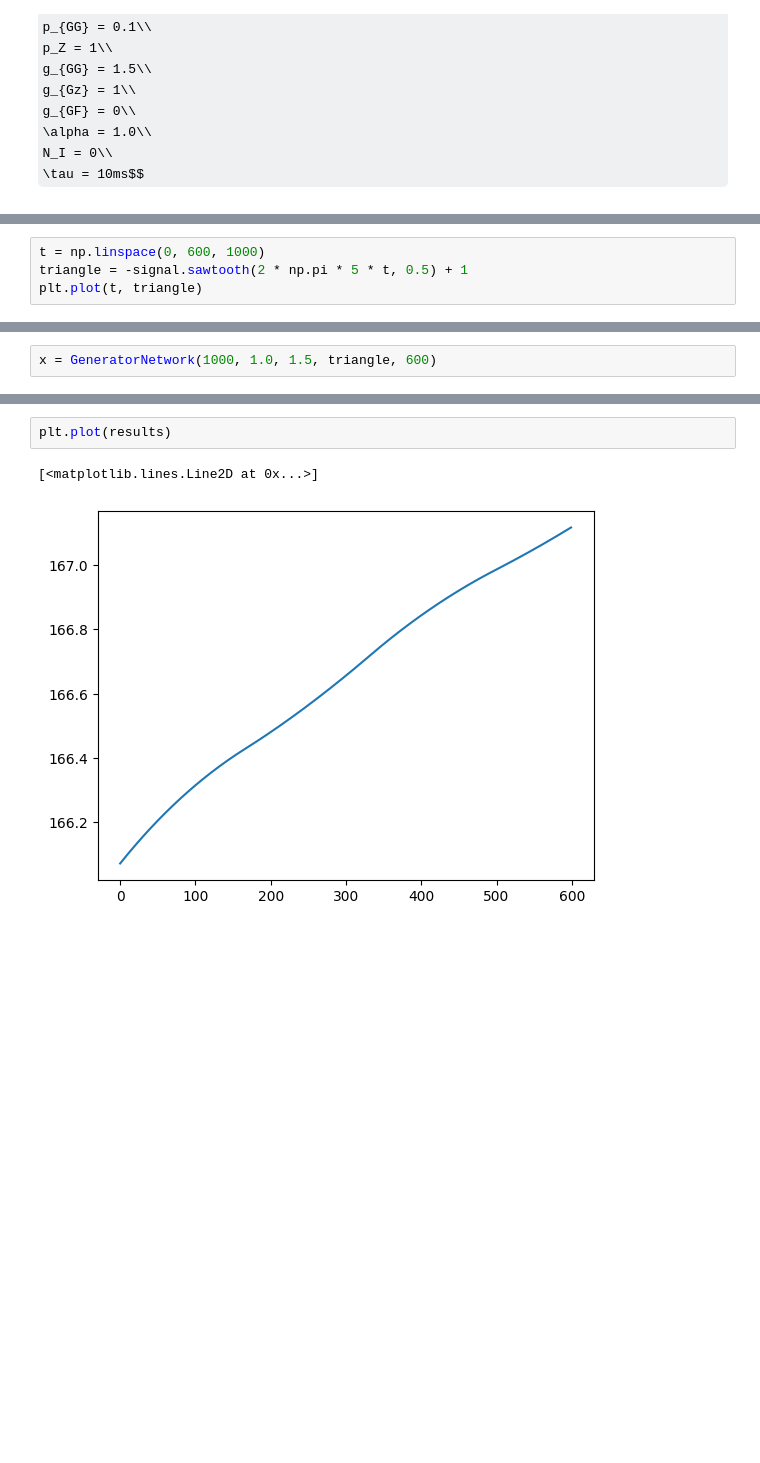
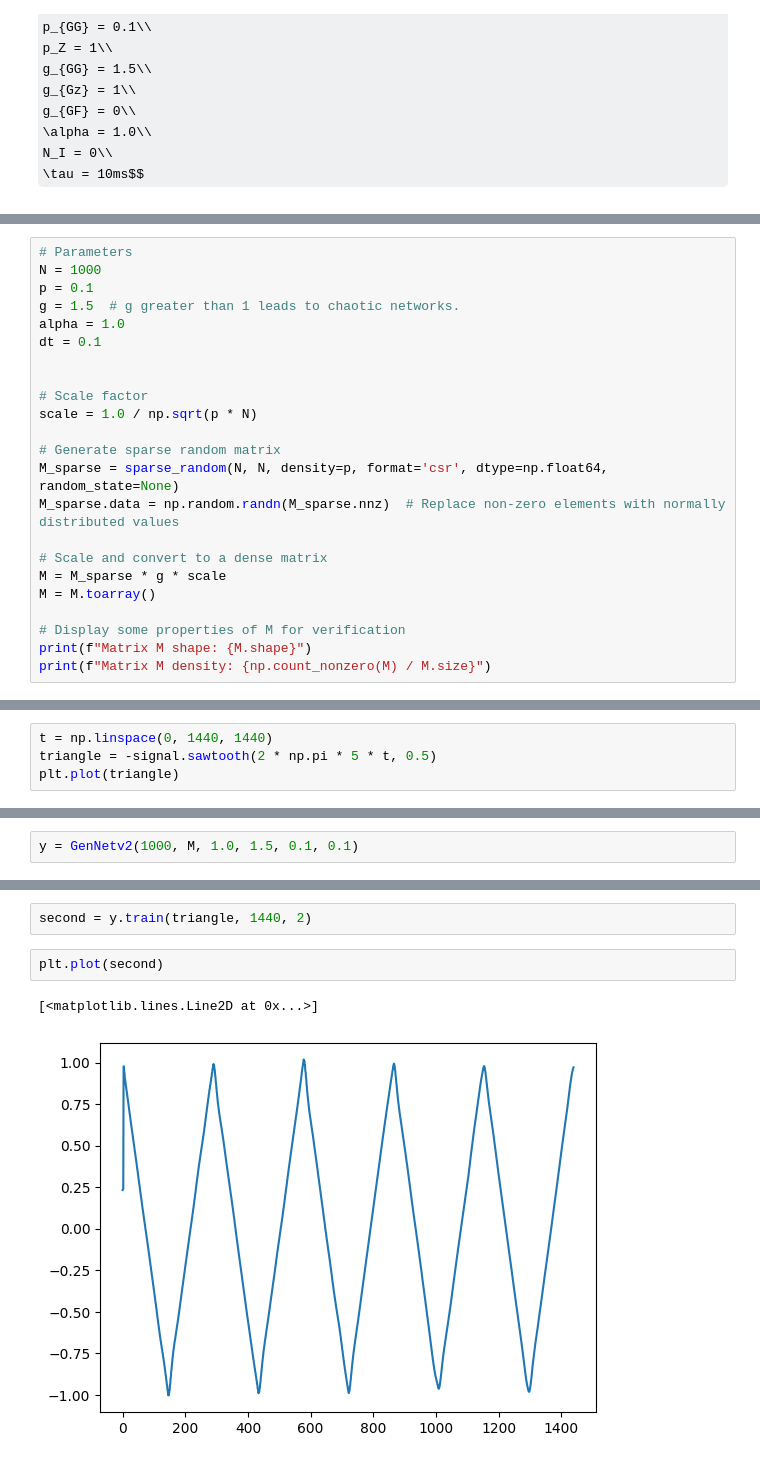
Before and after one commit to CEBangu/MOD_201, a Jupyter notebook: MOD201 final_report/final_report.ipynb, the cells around one changed output, grey strips where cells are left out. Drawn from its saved outputs; the diff is of its cells as text; some formulas as TeX source; blank space fills up the shorter version.

```diff
--- a/MOD201 final_report/final_report.ipynb
+++ b/MOD201 final_report/final_report.ipynb
@@ -66,0 +70,23 @@ N_I = 0\\
+# %%
+# Parameters
+N = 1000
+p = 0.1
+g = 1.5  # g greater than 1 leads to chaotic networks.
+alpha = 1.0
+dt = 0.1
+
+
+# Scale factor
+scale = 1.0 / np.sqrt(p * N)
+
+# Generate sparse random matrix
+M_sparse = sparse_random(N, N, density=p, format='csr', dtype=np.float64, random_state=None)
+M_sparse.data = np.random.randn(M_sparse.nnz)  # Replace non-zero elements with normally distributed values
+
+# Scale and convert to a dense matrix
+M = M_sparse * g * scale
+M = M.toarray()
+
+# Display some properties of M for verification
+print(f"Matrix M shape: {M.shape}")
+print(f"Matrix M density: {np.count_nonzero(M) / M.size}")
@@ -67,6 +169,6 @@ N_I = 0\\
 # %%
-t = np.linspace(0, 600, 1000)
-triangle = -signal.sawtooth(2 * np.pi * 5 * t, 0.5) + 1
-plt.plot(t, triangle)
+t = np.linspace(0, 1440, 1440)
+triangle = -signal.sawtooth(2 * np.pi * 5 * t, 0.5)
+plt.plot(triangle)
 # %% [output]
 [<matplotlib.lines.Line2D at 0x...>]
@@ -136,2 +176,2 @@ x = (1.0 - 0.1) * np.random.rand((1000,1000))
 # %%
-x = GeneratorNetwork(1000, 1.0, 1.5, triangle, 600)
+y = GenNetv2(1000, M, 1.0, 1.5, 0.1, 0.1)
@@ -140,5 +185,7 @@ results = x.train()
+# %%
+second = y.train(triangle, 1440, 2)
 # %%
-plt.plot(results)
+plt.plot(second)
 # %% [output]
 [<matplotlib.lines.Line2D at 0x...>]
-[figure, old version]
+[figure, new version]
```
Also changed, not shown: parts of 28 cells of this notebook.
